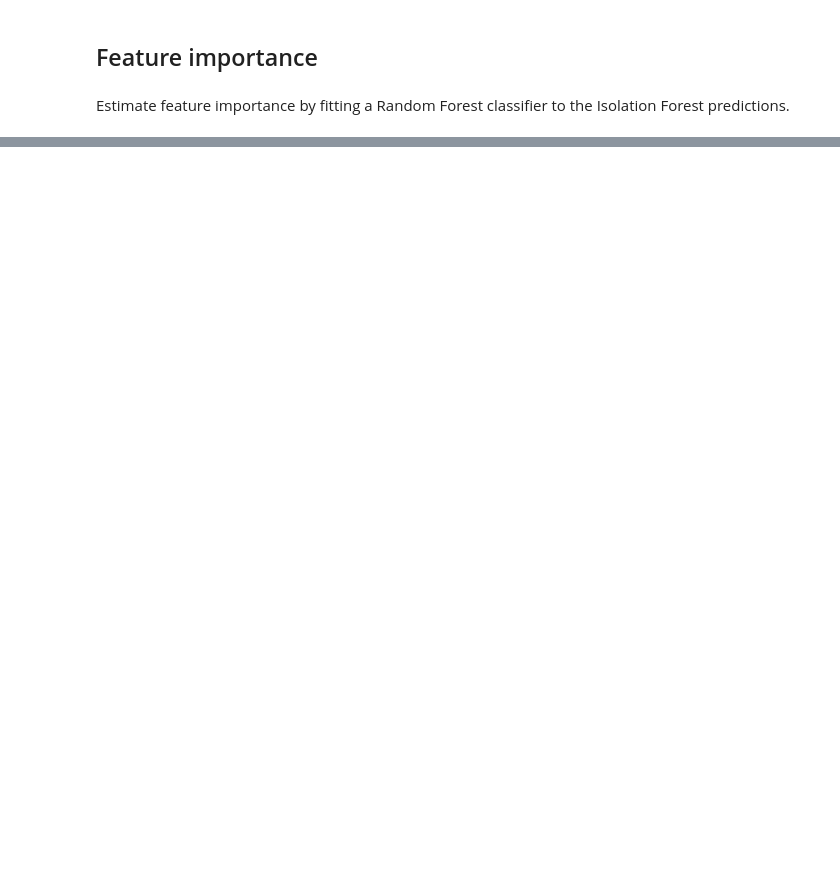
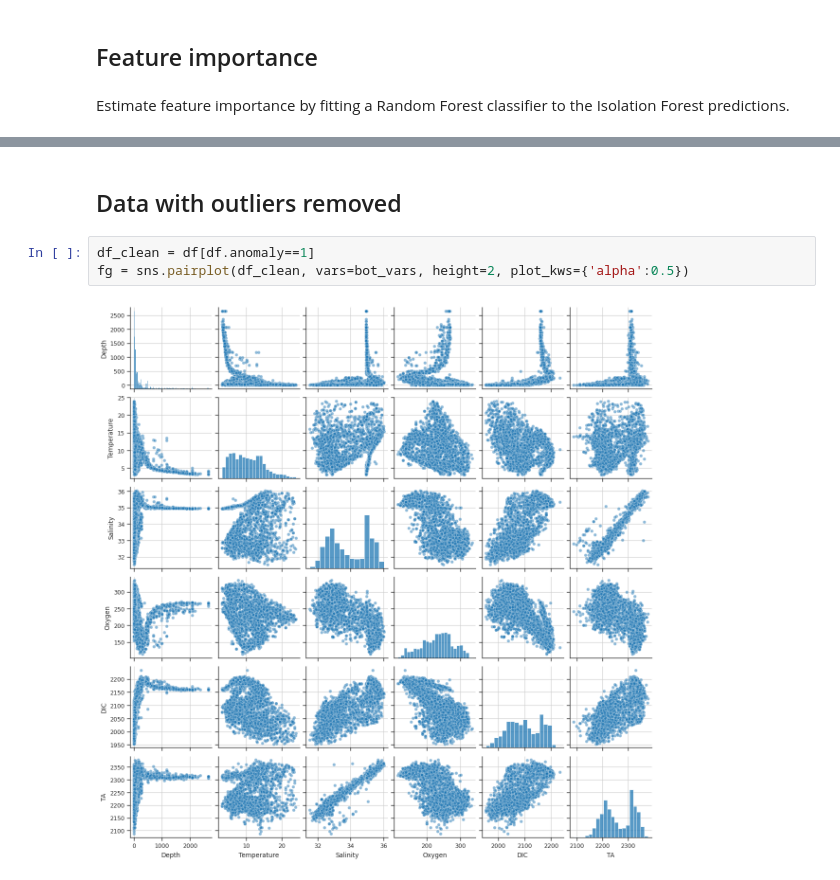
Before and after one commit to WHOIGit/nelme-bottom-water-bgc, a Jupyter notebook: outlier_detection.ipynb, the cells around one changed output, grey strips where cells are left out. Cells and saved outputs as stored; diff of their text form; blank space fills up the shorter version.

```diff
--- a/outlier_detection.ipynb
+++ b/outlier_detection.ipynb
@@ -97,0 +108,7 @@ Final model cross-validation mean score: 0.9792
+# %% [markdown]
+## Data with outliers removed
+# %%
+df_clean = df[df.anomaly==1]
+fg = sns.pairplot(df_clean, vars=bot_vars, height=2, plot_kws={'alpha':0.5})
+# %% [output]
+[figure, added]
```
Also changed, not shown: parts of 6 cells of this notebook.
